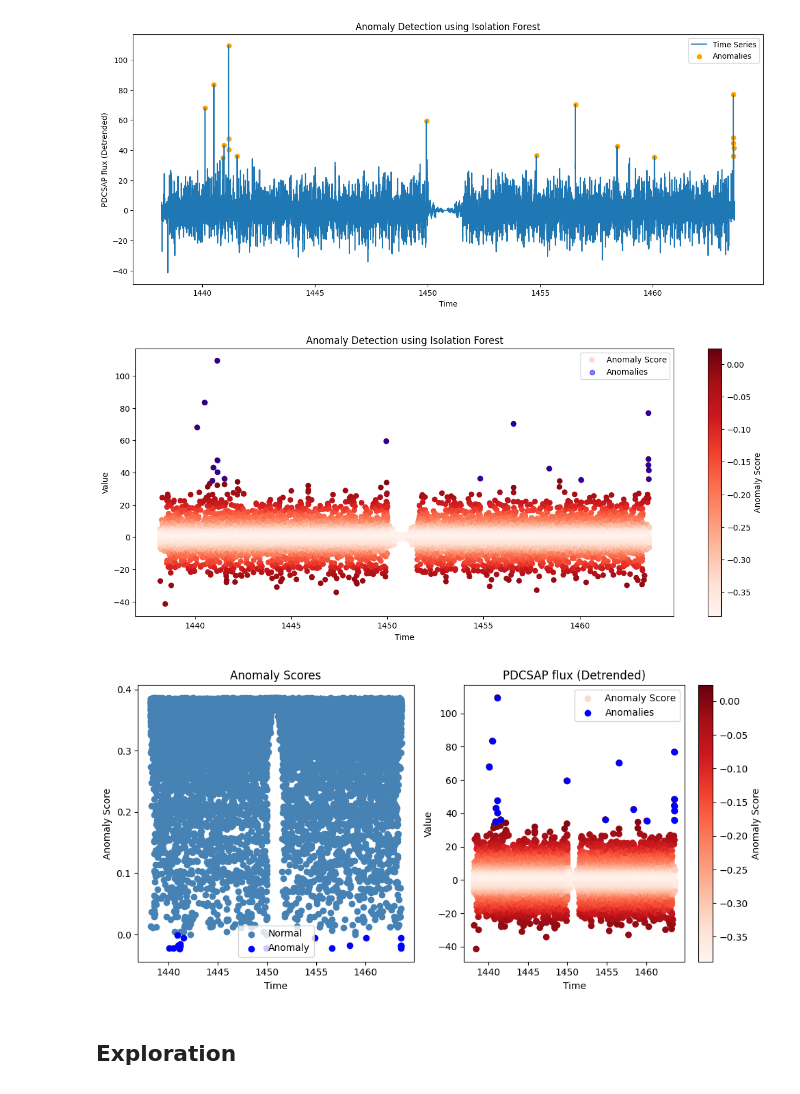
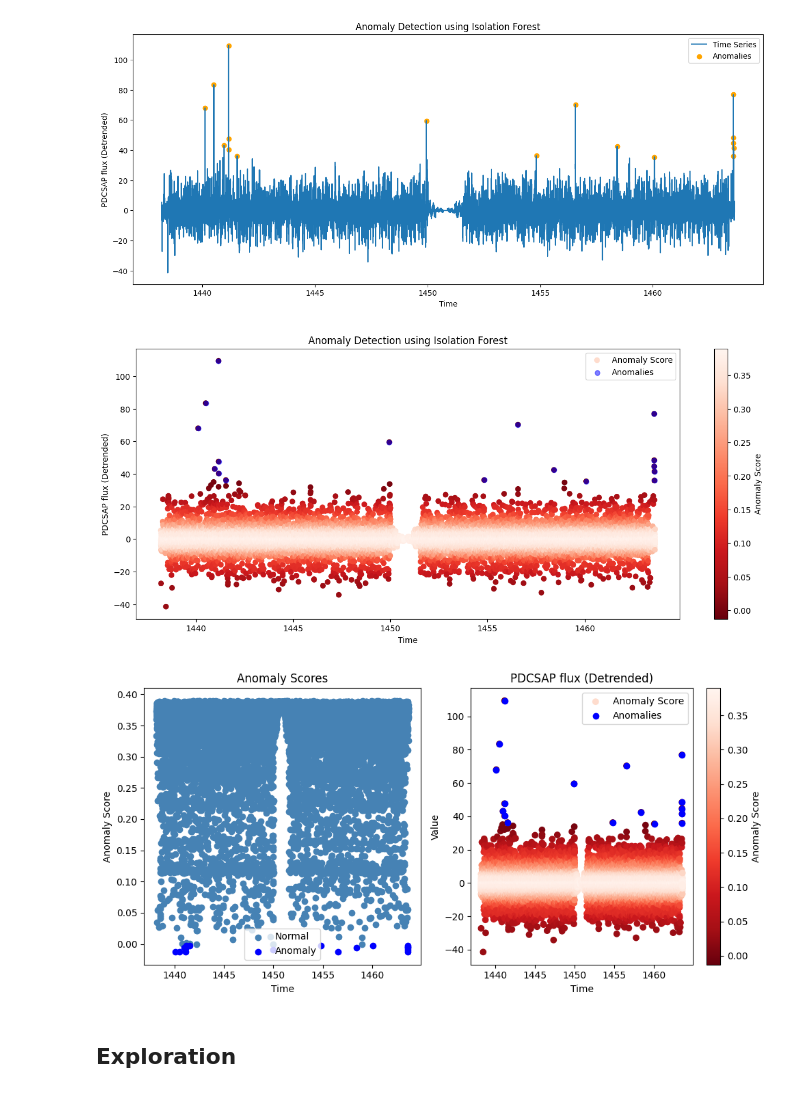
Before and after one commit to alexfaassen/STA2453, a Jupyter notebook: code/Isolation_Forest.ipynb, the cells around one changed output. Cells and saved outputs as stored; diff of their text form; code cells hidden in the pictures.

Commit message:
Report: Figure updates

```diff
--- a/code/Isolation_Forest.ipynb
+++ b/code/Isolation_Forest.ipynb
@@ -120,16 +120,16 @@ plt.show()
 # %%
 ## Plot - Anomaly scores
 plt.figure(figsize=(15, 6))
-plt.scatter(lightcurve.index, lightcurve['pdcsap_clean'], c=-lightcurve['anomaly_score'], cmap='Reds', label='Anomaly Score')
+plt.scatter(lightcurve.index, lightcurve['pdcsap_clean'], c=lightcurve['anomaly_score'], cmap='Reds_r', label='Anomaly Score')
 plt.colorbar().set_label('Anomaly Score')
 plt.scatter(anomalies.index, anomalies['pdcsap_clean'], label='Anomalies', color='blue', alpha=0.5)
 plt.title('Anomaly Detection using Isolation Forest')
 plt.xlabel('Time')
-plt.ylabel('Value')
+plt.ylabel('PDCSAP flux (Detrended)')
 plt.legend()
 plt.show()
 # %% [output]
-[figure, old version]
+[figure, new version]
 # %%
 ## Progress Report
 # Anomaly Scores
@@ -137,35 +137,35 @@ fig, ax = plt.subplots(1, 2, figsize=(10, 5)) # 1 row, 2 columns
 
 # Anomaly Scores vs. Time
 # Plot normal instances
 ax[0].scatter(normal.index, normal['anomaly_score'], label='Normal', color='steelblue')
 # Plot anomalies
 ax[0].scatter(anomalies.index, anomalies['anomaly_score'], label='Anomaly', color='blue')
 ax[0].set_xlabel('Time')
 ax[0].set_ylabel('Anomaly Score')
 ax[0].set_title('Anomaly Scores')
 ax[0].legend()
 
 # Time Series coloured by Anomaly Scores
-sc = ax[1].scatter(lightcurve.index, lightcurve['pdcsap_clean'], c=-lightcurve['anomaly_score'], cmap='Reds', label='Anomaly Score')
+sc = ax[1].scatter(lightcurve.index, lightcurve['pdcsap_clean'], c=lightcurve['anomaly_score'], cmap='Reds_r', label='Anomaly Score')
 # Colorbar
 cbar = fig.colorbar(sc, ax=ax[1])
 cbar.set_label('Anomaly Score')
 
 ax[1].scatter(anomalies.index, anomalies['pdcsap_clean'], label='Anomalies', color='blue')#, alpha=0.5) #, marker='.')
 ax[1].set_title('PDCSAP flux (Detrended)')
 ax[1].set_xlabel('Time')
 ax[1].set_ylabel('Value')
 ax[1].legend()
 
 # plot_acf(pdcsap["pdcsap_flux"], lags = 1000, ax = ax[0], auto_ylims = True, zero = False)
 # plot_pacf(pdcsap["pdcsap_flux"], lags = 1000, ax = ax[1], method = "ywm", auto_ylims = True, zero = False)
 
 plt.tight_layout()
 plt.show()
 
 # Anomaly Detection
 # %% [output]
-[figure, old version]
+[figure, new version]
 # %% [markdown]
 ## Exploration
 # %% [markdown]
```
Also changed, not shown: parts of 1 cell of this notebook, 8 other files.
